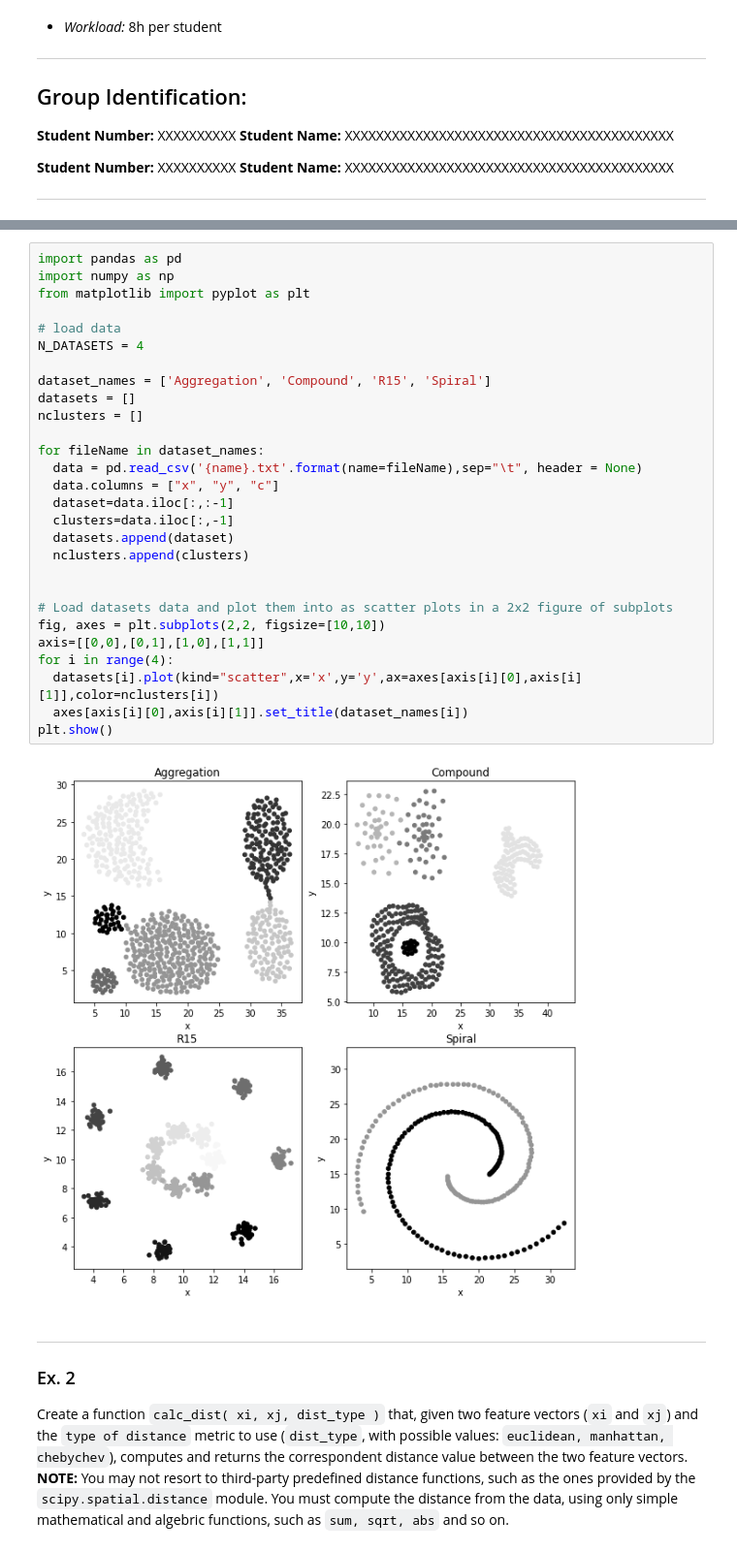
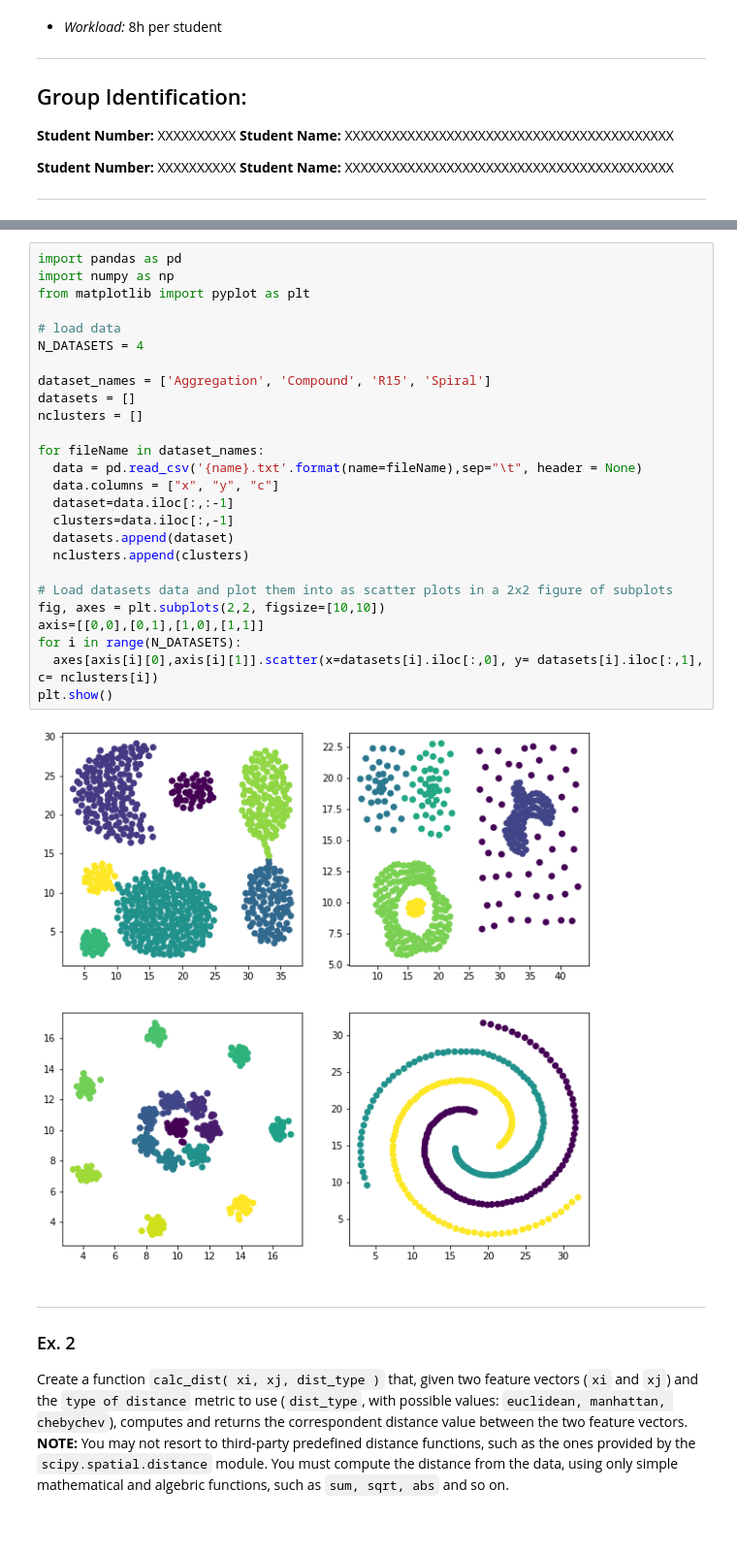
Before and after one commit to DrSh1ny/AC, a Jupyter notebook: PL3/TP1b.ipynb, the cells around one changed output, grey strips where cells are left out. Shown: that part at 97% size. Drawn from its saved outputs; the diff is of its cells as text.

```diff
--- a/PL3/TP1b.ipynb
+++ b/PL3/TP1b.ipynb
@@ -49,33 +49,31 @@ Load the datasets into memory and extract, for each dataset, the number of true
 # %%
 import pandas as pd
 import numpy as np
 from matplotlib import pyplot as plt
 
 # load data
 N_DATASETS = 4
 
 dataset_names = ['Aggregation', 'Compound', 'R15', 'Spiral']
 datasets = []
 nclusters = []
 
 for fileName in dataset_names:
   data = pd.read_csv('{name}.txt'.format(name=fileName),sep="\t", header = None)
   data.columns = ["x", "y", "c"]
   dataset=data.iloc[:,:-1]
   clusters=data.iloc[:,-1]
   datasets.append(dataset)
   nclusters.append(clusters)
 
-
 # Load datasets data and plot them into as scatter plots in a 2x2 figure of subplots
 fig, axes = plt.subplots(2,2, figsize=[10,10])
 axis=[[0,0],[0,1],[1,0],[1,1]]
-for i in range(4):
-  datasets[i].plot(kind="scatter",x='x',y='y',ax=axes[axis[i][0],axis[i][1]],color=nclusters[i])
-  axes[axis[i][0],axis[i][1]].set_title(dataset_names[i])
+for i in range(N_DATASETS):
+  axes[axis[i][0],axis[i][1]].scatter(x=datasets[i].iloc[:,0], y= datasets[i].iloc[:,1], c= nclusters[i])
 plt.show()
 # %% [output]
-[figure, old version]
+[figure, new version]
 # %% [markdown]
 ***
 ### Ex. 2
```
Also changed, not shown: parts of 4 cells of this notebook.
